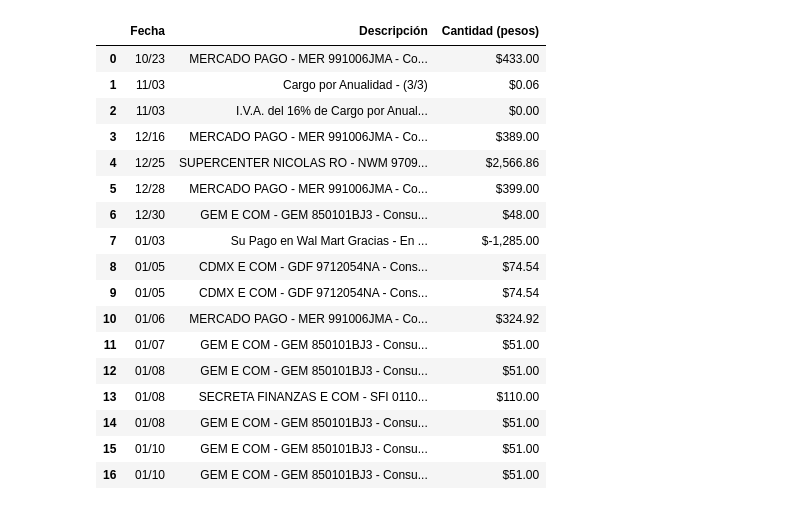
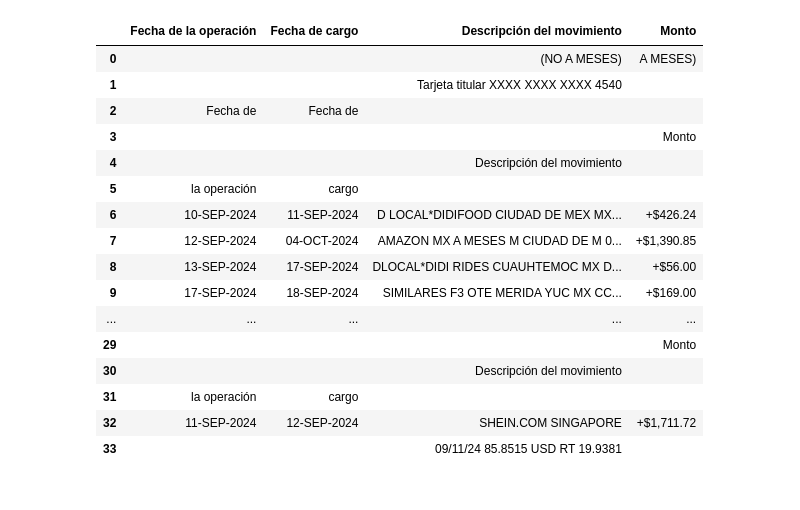
Before and after one commit to MarioCanudas/Aether, a Jupyter notebook: Aether_v1/new_model/test_models.ipynb, the cells around one changed output. Drawn from its saved outputs; the diff is of its cells as text; code cells hidden in the pictures.

Commit message:
feat: Updated logic model to support new credit statements format

```diff
--- a/Aether_v1/new_model/test_models.ipynb
+++ b/Aether_v1/new_model/test_models.ipynb
@@ -12,6 +12,6 @@ sys.path.append(project_root)
 
 from config import INPUTS_FOLDER
 
-statement_path = os.path.join(INPUTS_FOLDER, 'test_files', 'Inbursa', 'Inbursa_credit_statement.pdf')
+statement_path = os.path.join(INPUTS_FOLDER, 'test_files', 'Banorte', 'Banorte_credit_new_statement.pdf')
 statement_path
 # %% [output]
@@ -58,6 +58,14 @@ boundary_detector = TransactionTableBoundaryDetector(extracted_words, statement_
 start_idx = boundary_detector.start_idx
 end_idx = boundary_detector.end_idx
 
+if statement_type == 'credit' and start_idx is None or end_idx is None:
+    print('Nuevo formato')
+    statement_properties = bank_detector.new_credit_satement_propertys
+    boundary_detector = TransactionTableBoundaryDetector(extracted_words, statement_properties)
+
+    start_idx = boundary_detector.start_idx
+    end_idx = boundary_detector.end_idx
+
 df_table = boundary_detector.get_filtered_table_words()
 
 print(f'{start_idx} - {end_idx}')
@@ -112,25 +120,24 @@ grouped_rows
 # %%
 from table_reconstructor import TransactionTableReconstructor
 
 table_reconstructor = TransactionTableReconstructor(grouped_rows, header_row, statement_properties)
-df_structured = table_reconstructor.get_structured_table()
-df_structured
+
+table_reconstructor.get_classified_table()
 # %% [output]
-|  | Fecha | Descripción | Cantidad (pesos) |
-| 0 | 10/23 | MERCADO PAGO - MER 991006JMA - Co... | $433.00 |
-| 1 | 11/03 | Cargo por Anualidad - (3/3) | $0.06 |
-| 2 | 11/03 | I.V.A. del 16% de Cargo por Anual... | $0.00 |
-| 3 | 12/16 | MERCADO PAGO - MER 991006JMA - Co... | $389.00 |
-| 4 | 12/25 | SUPERCENTER NICOLAS RO - NWM 9709... | $2,566.86 |
-| 5 | 12/28 | MERCADO PAGO - MER 991006JMA - Co... | $399.00 |
-| 6 | 12/30 | GEM E COM - GEM 850101BJ3 - Consu... | $48.00 |
-| 7 | 01/03 | Su Pago en Wal Mart Gracias - En ... | $-1,285.00 |
-| 8 | 01/05 | CDMX E COM - GDF 9712054NA - Cons... | $74.54 |
-| 9 | 01/05 | CDMX E COM - GDF 9712054NA - Cons... | $74.54 |
-| 10 | 01/06 | MERCADO PAGO - MER 991006JMA - Co... | $324.92 |
-| 11 | 01/07 | GEM E COM - GEM 850101BJ3 - Consu... | $51.00 |
-| 12 | 01/08 | GEM E COM - GEM 850101BJ3 - Consu... | $51.00 |
-| 13 | 01/08 | SECRETA FINANZAS E COM - SFI 0110... | $110.00 |
-| 14 | 01/08 | GEM E COM - GEM 850101BJ3 - Consu... | $51.00 |
-| 15 | 01/10 | GEM E COM - GEM 850101BJ3 - Consu... | $51.00 |
-| 16 | 01/10 | GEM E COM - GEM 850101BJ3 - Consu... | $51.00 |
+|  | Fecha de la operación | Fecha de cargo | Descripción del movimiento | Monto |
+| 0 |  |  | (NO A MESES) | A MESES) |
+| 1 |  |  | Tarjeta titular XXXX XXXX XXXX 4540 |  |
+| 2 | Fecha de | Fecha de |  |  |
+| 3 |  |  |  | Monto |
+| 4 |  |  | Descripción del movimiento |  |
+| 5 | la operación | cargo |  |  |
+| 6 | 10-SEP-2024 | 11-SEP-2024 | D LOCAL*DIDIFOOD CIUDAD DE MEX MX... | +$426.24 |
+| 7 | 12-SEP-2024 | 04-OCT-2024 | AMAZON MX A MESES M CIUDAD DE M 0... | +$1,390.85 |
+| 8 | 13-SEP-2024 | 17-SEP-2024 | DLOCAL*DIDI RIDES CUAUHTEMOC MX D... | +$56.00 |
+| 9 | 17-SEP-2024 | 18-SEP-2024 | SIMILARES F3 OTE MERIDA YUC MX CC... | +$169.00 |
+| ... | ... | ... | ... | ... |
+| 29 |  |  |  | Monto |
+| 30 |  |  | Descripción del movimiento |  |
+| 31 | la operación | cargo |  |  |
+| 32 | 11-SEP-2024 | 12-SEP-2024 | SHEIN.COM SINGAPORE | +$1,711.72 |
+| 33 |  |  | 09/11/24 85.8515 USD RT 19.9381 |  |
```
Also changed, not shown: parts of 8 cells of this notebook, 5 other files.
